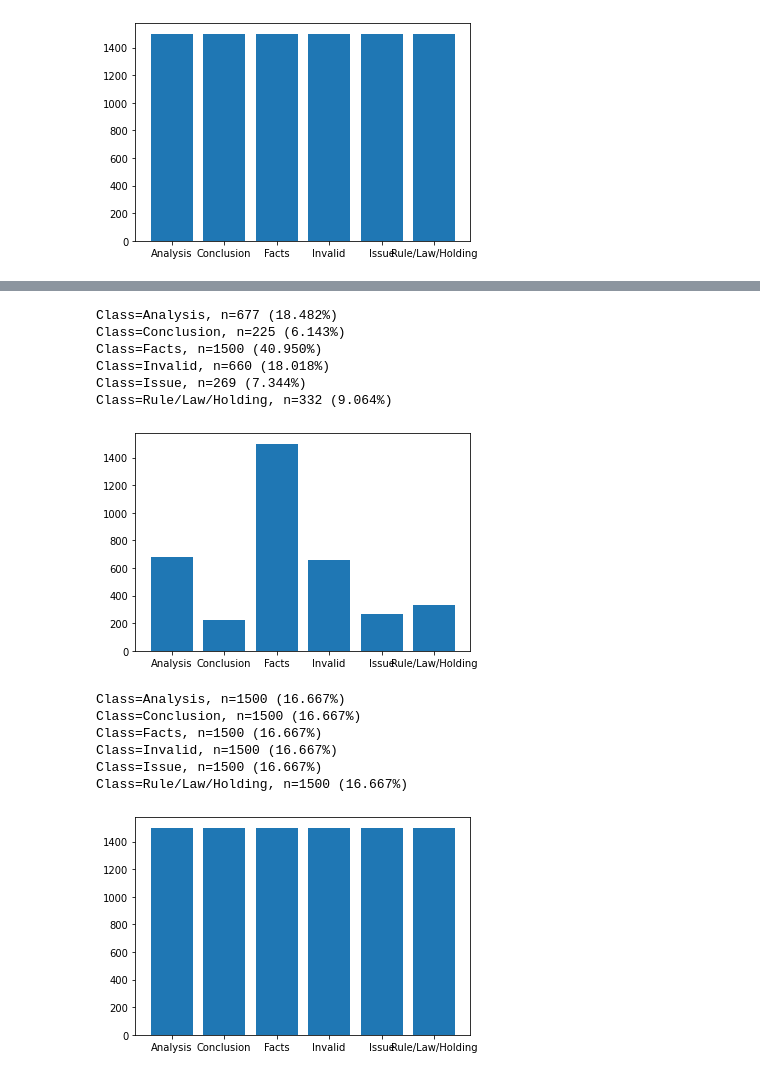
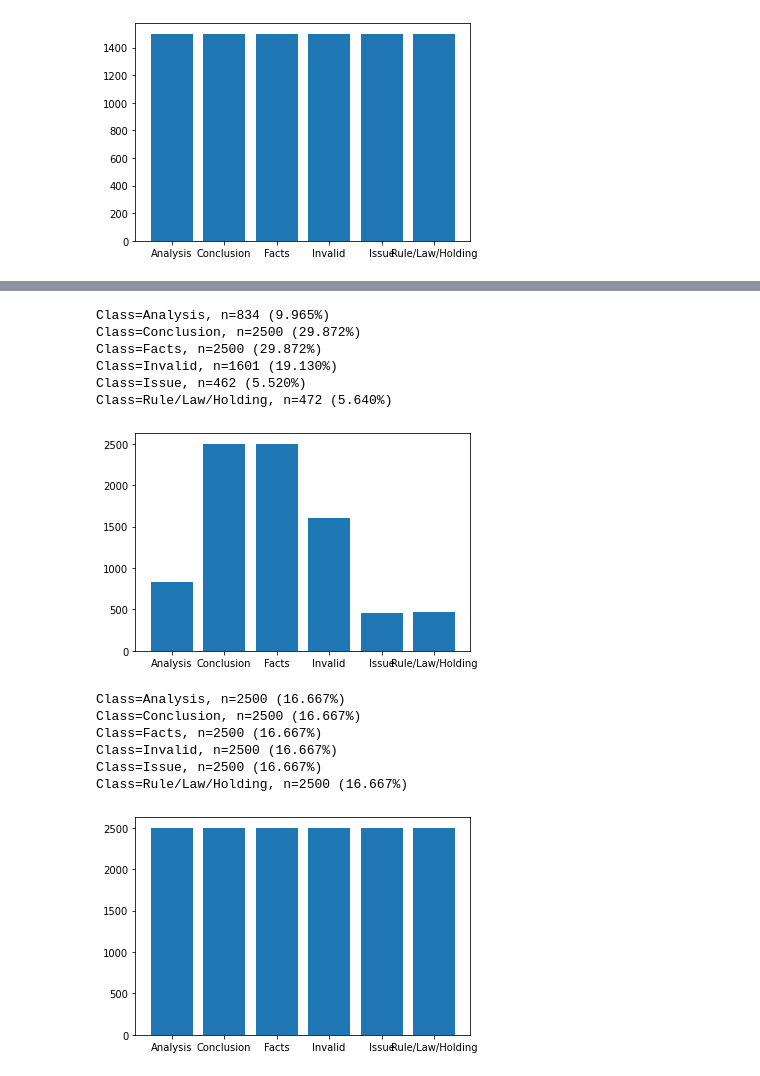
Before and after one commit to ssvadla/Research_01, a Jupyter notebook: Semi_Supervised_Light_Mixed_AllData_thresh_UL.ipynb, the cells around one changed output, grey strips where cells are left out. Drawn from its saved outputs; the diff is of its cells as text; code cells hidden in the pictures.

```diff
--- a/Semi_Supervised_Light_Mixed_AllData_thresh_UL.ipynb
+++ b/Semi_Supervised_Light_Mixed_AllData_thresh_UL.ipynb
@@ -480,29 +633,29 @@ X_tfidf_df.shape
 # %%
 from imblearn.over_sampling import SMOTE
 from imblearn.under_sampling import RandomUnderSampler
 
 #undersampling_Dict={'Facts': 550, 'Invalid': 218, 'Analysis': 520, 'Rule/Law/Holding': 1000, 'Issue': 179, 'Conclusion': 240}
-undersampling_Dict={ 'Facts': 1500}
+undersampling_Dict={ 'Facts': 2500, 'Conclusion': 2500 }
 oversample = SMOTE("minority")
 undersample = RandomUnderSampler(sampling_strategy=undersampling_Dict,random_state=42)
 #X, y = oversample.fit_sample(X_tfidf_df, train['Target'])
-X, y = undersample.fit_resample(X_tfidf_df, train['Target'])
+X, y = undersample.fit_resample(X_tfidf_df, train_1['Target'])
 # summarize distribution
 counter = Counter(y)
 for k,v in counter.items():
 	per = v / len(y) * 100
 	print('Class=%s, n=%d (%.3f%%)' % (k, v, per))
 # plot the distribution
 pyplot.bar(counter.keys(), counter.values())
 pyplot.show()
 # %% [output]
-Class=Analysis, n=677 (18.482%)
-Class=Conclusion, n=225 (6.143%)
-Class=Facts, n=1500 (40.950%)
-Class=Invalid, n=660 (18.018%)
-Class=Issue, n=269 (7.344%)
-Class=Rule/Law/Holding, n=332 (9.064%)
+Class=Analysis, n=834 (9.965%)
+Class=Conclusion, n=2500 (29.872%)
+Class=Facts, n=2500 (29.872%)
+Class=Invalid, n=1601 (19.130%)
+Class=Issue, n=462 (5.520%)
+Class=Rule/Law/Holding, n=472 (5.640%)
-[figure, old version]
+[figure, new version]
 # %%
 from imblearn.over_sampling import SMOTE
 oversample = SMOTE(random_state=777,k_neighbors=20)
@@ -516,10 +669,10 @@ for k,v in counter.items():
 pyplot.bar(counter.keys(), counter.values())
 pyplot.show()
 # %% [output]
-Class=Analysis, n=1500 (16.667%)
-Class=Conclusion, n=1500 (16.667%)
-Class=Facts, n=1500 (16.667%)
-Class=Invalid, n=1500 (16.667%)
-Class=Issue, n=1500 (16.667%)
-Class=Rule/Law/Holding, n=1500 (16.667%)
+Class=Analysis, n=2500 (16.667%)
+Class=Conclusion, n=2500 (16.667%)
+Class=Facts, n=2500 (16.667%)
+Class=Invalid, n=2500 (16.667%)
+Class=Issue, n=2500 (16.667%)
+Class=Rule/Law/Holding, n=2500 (16.667%)
-[figure, old version]
+[figure, new version]
```
Also changed, not shown: parts of 27 cells of this notebook.
